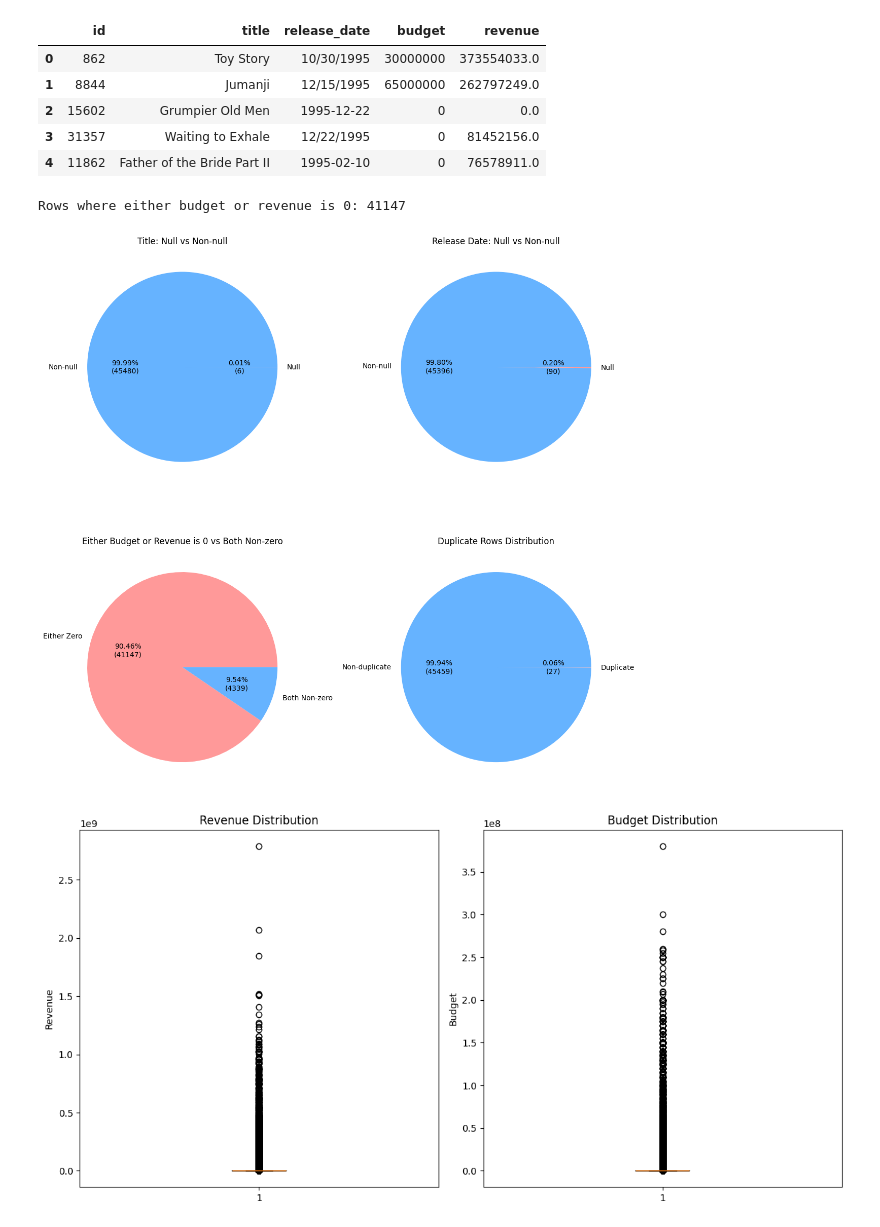
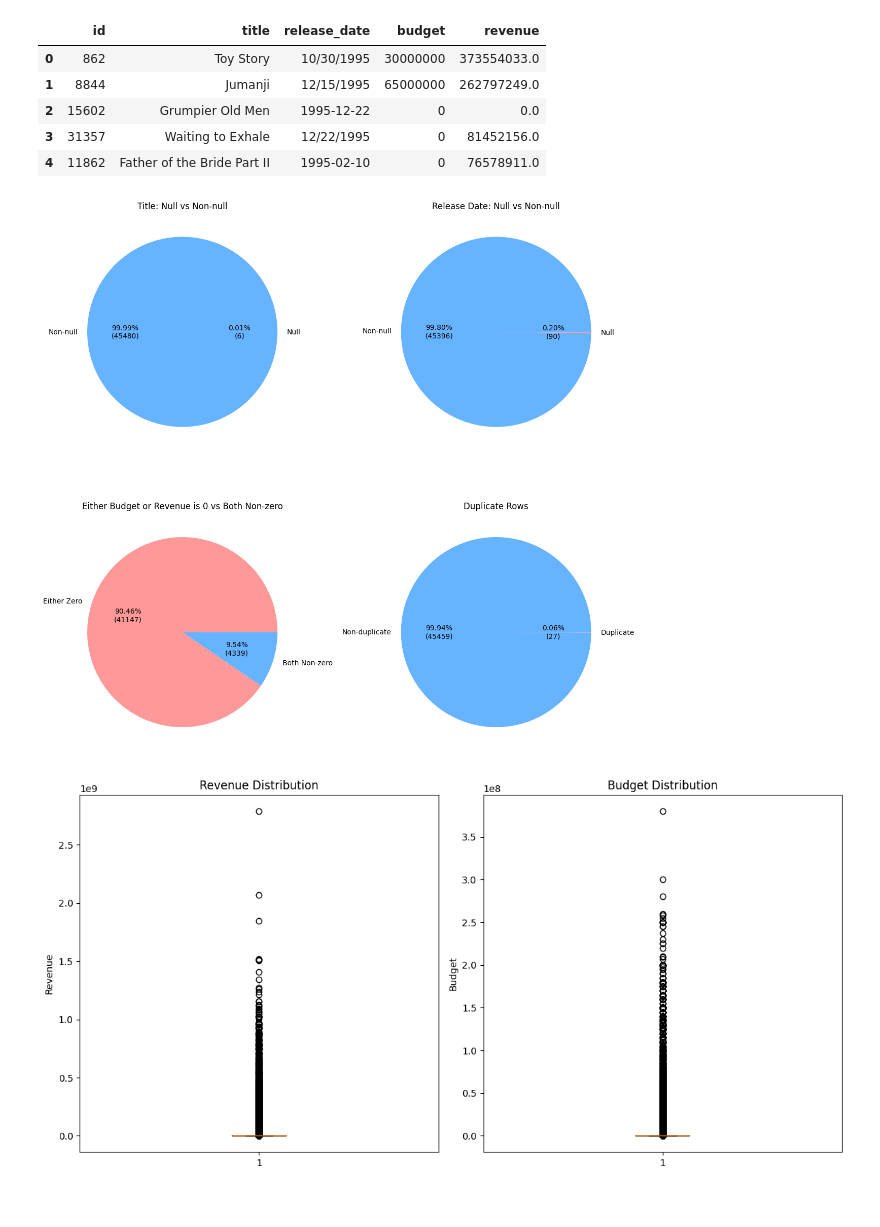
Before and after one commit to marcoosg/PopcornBI, a Jupyter notebook: GUEVARRA_Capstone.ipynb, the cells around one changed output. Saved outputs shown, nothing was run; the diff lists cells and outputs as text; code cells hidden in the pictures.

```diff
--- a/GUEVARRA_Capstone.ipynb
+++ b/GUEVARRA_Capstone.ipynb
@@ -179,12 +178,6 @@ for movie in movies_list:
 
 # Convert back to DataFrame
 movies_df = pd.DataFrame([movie.__dict__ for movie in movies_list])
-# %%
-# Count rows where either budget or revenue is 0
-either_zero_count = ((movies_df['budget'] == 0) | (movies_df['revenue'] == 0)).sum()
-print(f"Rows where either budget or revenue is 0: {either_zero_count}")
-# %% [output]
-Rows where either budget or revenue is 0: 41147
 # %%
 # Exploratory Data Analysis
 
@@ -192,35 +185,34 @@ Rows where either budget or revenue is 0: 41147
 def autopct_with_counts(pct, all_vals):
     total = sum(all_vals)
     count = int(round(pct * total / 100.0))
     return f'{pct:.2f}%\n({count})'
 
-# Create pie charts
 fig, axs = plt.subplots(2, 2, figsize=(12, 12))
 
 # Title null vs non-null
 title_counts = movies_df['title'].isnull().value_counts()
 axs[0, 0].pie(title_counts, labels=['Non-null', 'Null'], autopct=lambda pct: autopct_with_counts(pct, title_counts), colors=['#66b3ff','#ff9999'])
 axs[0, 0].set_title('Title: Null vs Non-null')
 
 # Release date null vs non-null
 release_date_counts = movies_df['release_date'].isnull().value_counts()
 axs[0, 1].pie(release_date_counts, labels=['Non-null', 'Null'], autopct=lambda pct: autopct_with_counts(pct, release_date_counts), colors=['#66b3ff','#ff9999'])
 axs[0, 1].set_title('Release Date: Null vs Non-null')
 
 # Either budget or revenue is 0 vs both non-zero
 zero_vs_nonzero_counts = ((movies_df['budget'] == 0) | (movies_df['revenue'] == 0)).value_counts()
 zero_vs_nonzero_labels = ['Either Zero', 'Both Non-zero']
 axs[1, 0].pie(zero_vs_nonzero_counts, labels=zero_vs_nonzero_labels, autopct=lambda pct: autopct_with_counts(pct, zero_vs_nonzero_counts), colors=['#ff9999', '#66b3ff'])
 axs[1, 0].set_title('Either Budget or Revenue is 0 vs Both Non-zero')
 
-# Duplicate rows distribution
+# Duplicate rows
 duplicate_counts = movies_df.duplicated().value_counts()
 duplicate_labels = ['Non-duplicate', 'Duplicate'][:len(duplicate_counts)]
 axs[1, 1].pie(duplicate_counts, labels=duplicate_labels, autopct=lambda pct: autopct_with_counts(pct, duplicate_counts), colors=['#66b3ff','#ff9999'])
-axs[1, 1].set_title('Duplicate Rows Distribution')
+axs[1, 1].set_title('Duplicate Rows')
 
 plt.tight_layout()
 plt.show()
 # %% [output]
-[figure, old version]
+[figure, new version]
 # %%
```
Also changed, not shown: parts of 10 cells of this notebook, 4 other files.
